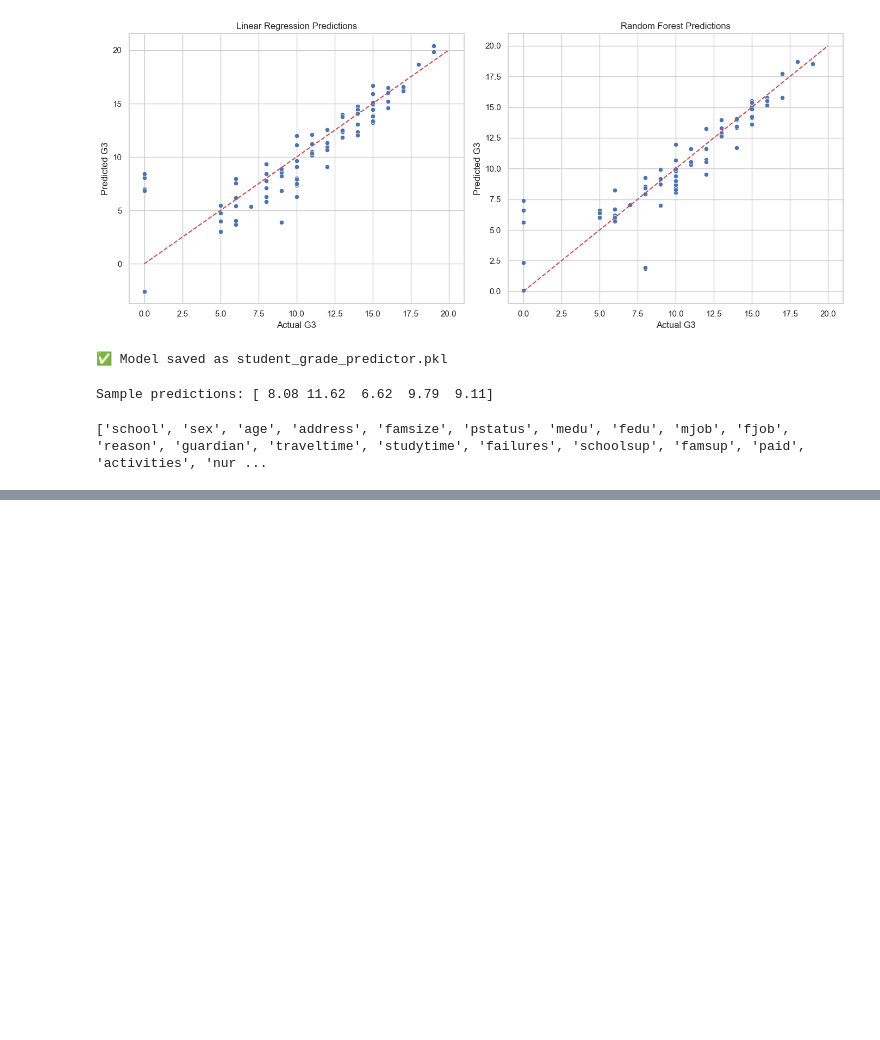
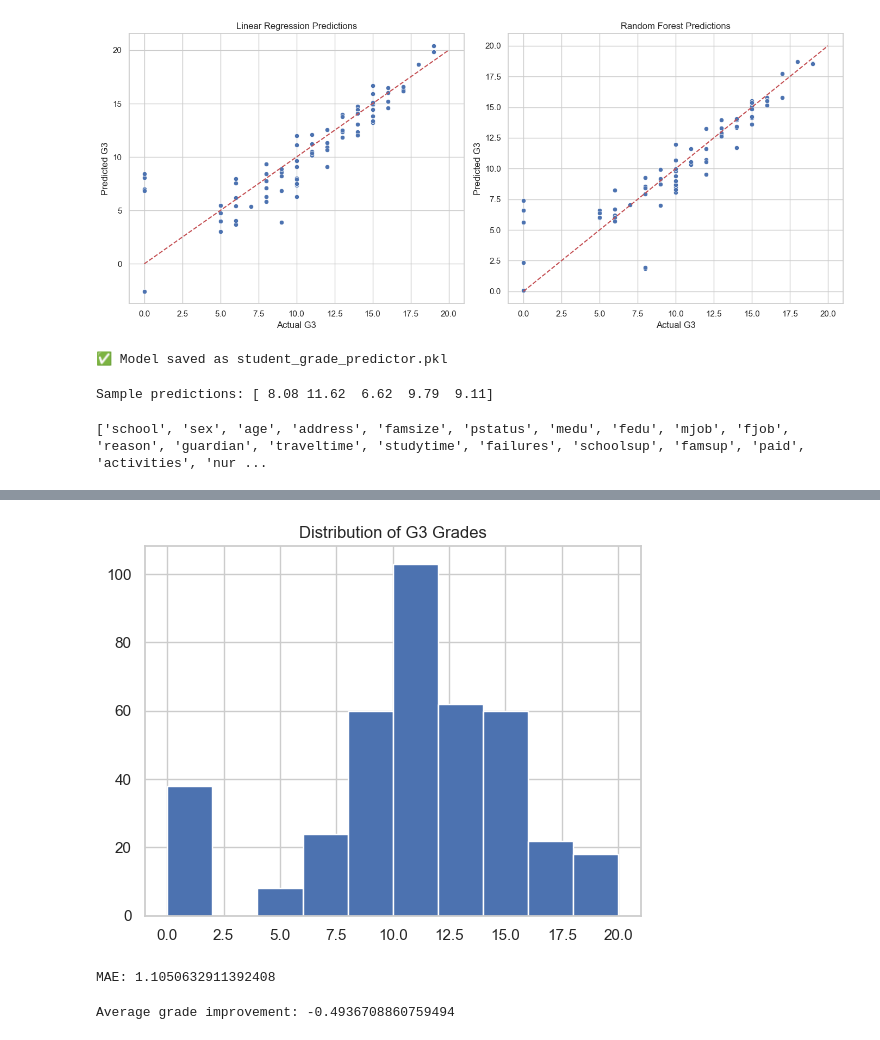
Before and after one commit to gisele-gisubizo/Capstone-Project, a Jupyter notebook: code/student_analysis.ipynb, the cells around one changed output, grey strips where cells are left out. Cells and saved outputs as stored; diff of their text form; code cells hidden in the pictures; blank space fills up the shorter version.

```diff
--- a/code/student_analysis.ipynb
+++ b/code/student_analysis.ipynb
@@ -324,0 +374,18 @@ print(X.columns.tolist())
+# %%
+df['g3'].hist(bins=10)
+plt.title('Distribution of G3 Grades')
+plt.show()
+# %% [output]
+[figure, added]
+# %%
+from sklearn.metrics import mean_absolute_error
+mae = mean_absolute_error(y_test, y_pred_rf)  # Use your existing predictions
+print(f'MAE: {mae}')
+# %% [output]
+MAE: 1.1050632911392408
+# %%
+def grade_trend(df):
+    return (df['g3'] - df['g1']).mean()
+print(f'Average grade improvement: {grade_trend(df)}')
+# %% [output]
+Average grade improvement: -0.4936708860759494
```
Also changed, not shown: parts of 13 cells of this notebook.
